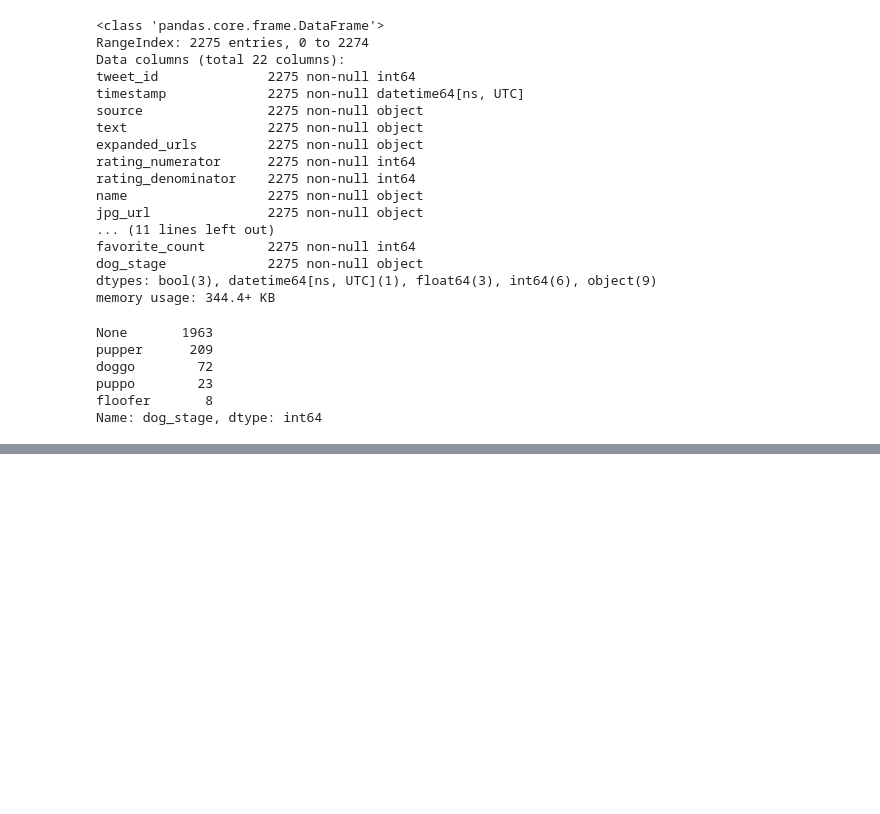
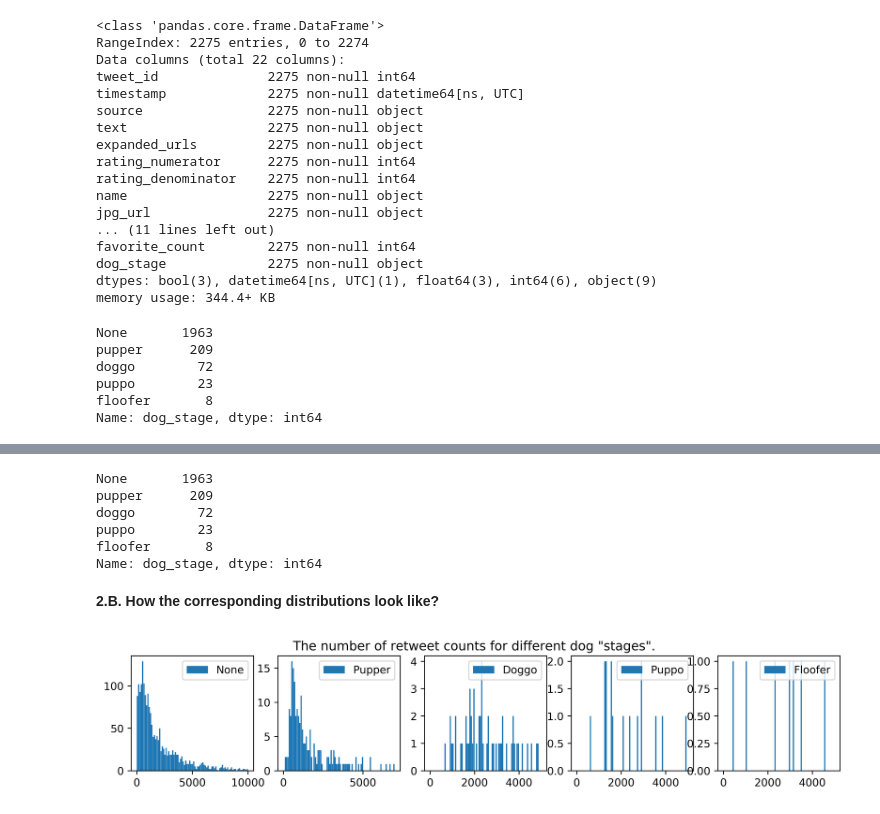
Before and after one commit to viktor-begun/Data_Analyst_Data-Wrangling, a Jupyter notebook: wrangle_act.ipynb, the cells around one changed output, grey strips where cells are left out. Cells and saved outputs as stored; diff of their text form; code cells hidden in the pictures; blank space fills up the shorter version.

Commit message:
Add files via upload
feat: Add Storing, Analyzing, and Visualizing Data

```diff
--- a/wrangle_act.ipynb
+++ b/wrangle_act.ipynb
@@ -1017,0 +1189,10 @@ Name: dog_stage, dtype: int64
+# %%
+# Get the number of each dog 'stage'
+we_rate_dogs_clean.dog_stage.value_counts()
+# %% [output]
+None       1963
+pupper      209
+doggo        72
+puppo        23
+floofer       8
+Name: dog_stage, dtype: int64
@@ -1017,0 +1202,9 @@ Name: dog_stage, dtype: int64
+# %% [markdown]
+**2.B. How the corresponding distributions look like?**
+# %%
+# Get the retweet count for different dog 'stages'
+none_rc    = we_rate_dogs_clean.loc[we_rate_dogs_clean.dog_stage == 'None'].retweet_count
+pupper_rc  = we_rate_dogs_clean.loc[we_rate_dogs_clean.dog_stage == 'pupper'].retweet_count
+doggo_rc   = we_rate_dogs_clean.loc[we_rate_dogs_clean.dog_stage == 'doggo'].retweet_count
+puppo_rc   = we_rate_dogs_clean.loc[we_rate_dogs_clean.dog_stage == 'puppo'].retweet_count
+floofer_rc = we_rate_dogs_clean.loc[we_rate_dogs_clean.dog_stage == 'floofer'].retweet_count
@@ -1017,0 +1215,21 @@ Name: dog_stage, dtype: int64
+# %%
+# Plot the retweet count for different dog 'stages'
+f, (ax1, ax2, ax3, ax4, ax5) = plt.subplots(1 , 5, sharey=False , figsize=(12, 2), dpi=600)
+#ax1.set_title('The number of retweet counts for different dog "stages".')
+f.suptitle('The number of retweet counts for different dog "stages".')
+
+ax1.hist(none_rc,    bins = 85, rwidth = 0.95, range = (0,10000), label = 'None')
+ax2.hist(pupper_rc,  bins = 85, rwidth = 0.95, range = (0,7000), label = 'Pupper')
+ax3.hist(doggo_rc,   bins = 85, rwidth = 0.95, range = (0,5000), label = 'Doggo')
+ax4.hist(puppo_rc,   bins = 85, rwidth = 0.95, range = (0,5000), label = 'Puppo')
+ax5.hist(floofer_rc, bins = 85, rwidth = 0.95, range = (0,5000), label = 'Floofer')
+
+ax1.legend()
+ax2.legend()
+ax3.legend()
+ax4.legend()
+ax5.legend()
+
+plt.show()
+# %% [output]
+[figure, added]
```
Also changed, not shown: parts of 48 cells of this notebook.
